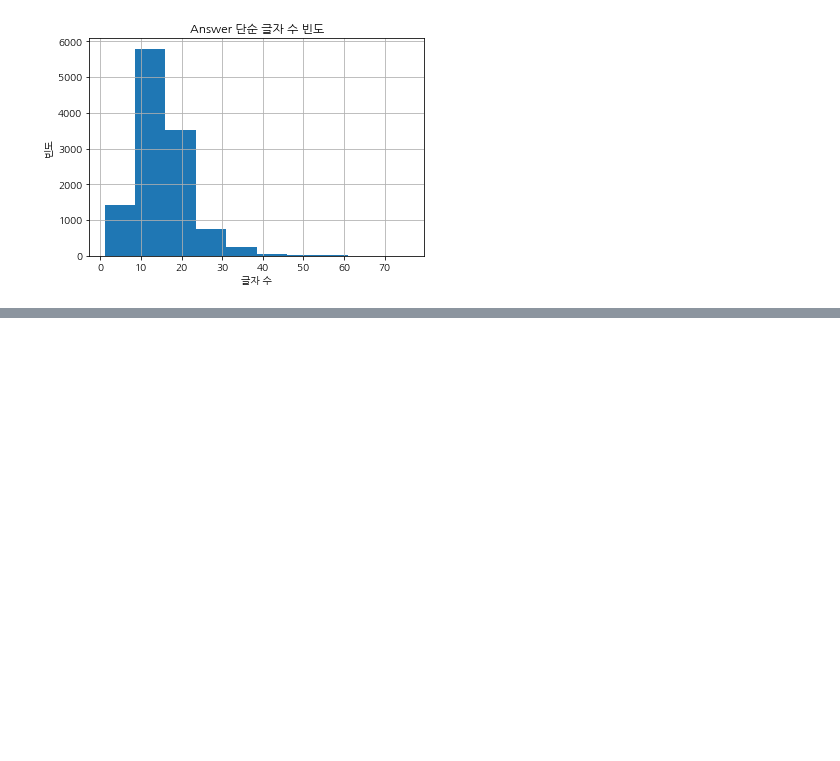
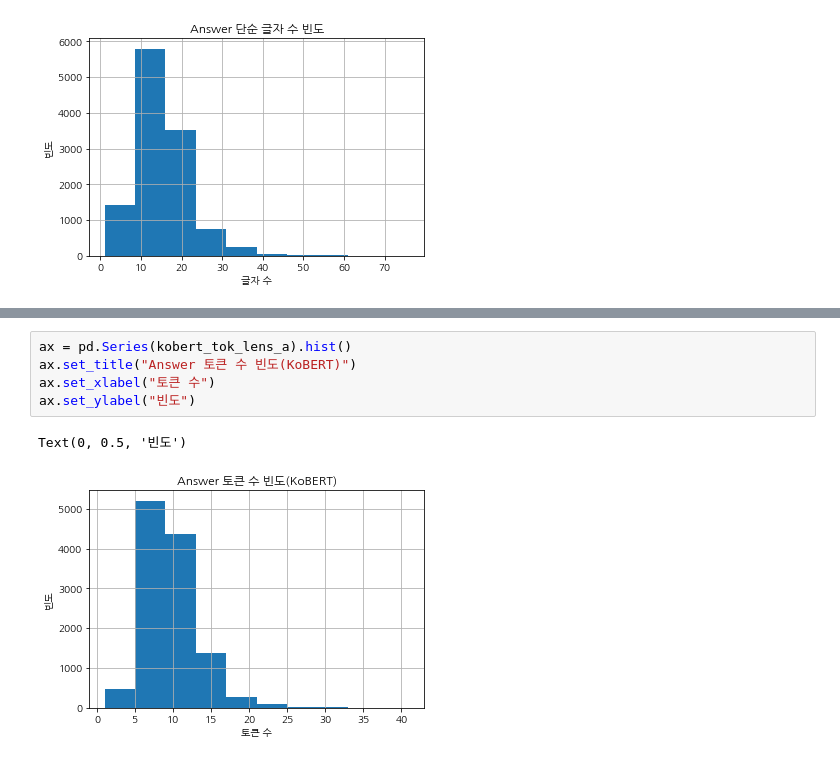
Before and after one commit to jakddang/Persona-Chatbot, a Jupyter notebook: data_eda.ipynb, the cells around one changed output, grey strips where cells are left out. Cells and saved outputs as stored; diff of their text form; blank space fills up the shorter version.

```diff
--- a/data_eda.ipynb
+++ b/data_eda.ipynb
@@ -126,0 +155,8 @@ Text(0, 0.5, '빈도')
+# %%
+ax = pd.Series(kobert_tok_lens_a).hist()
+ax.set_title("Answer 토큰 수 빈도(KoBERT)")
+ax.set_xlabel("토큰 수")
+ax.set_ylabel("빈도")
+# %% [output]
+Text(0, 0.5, '빈도')
+[figure, added]
```
Also changed, not shown: parts of 5 cells of this notebook.
